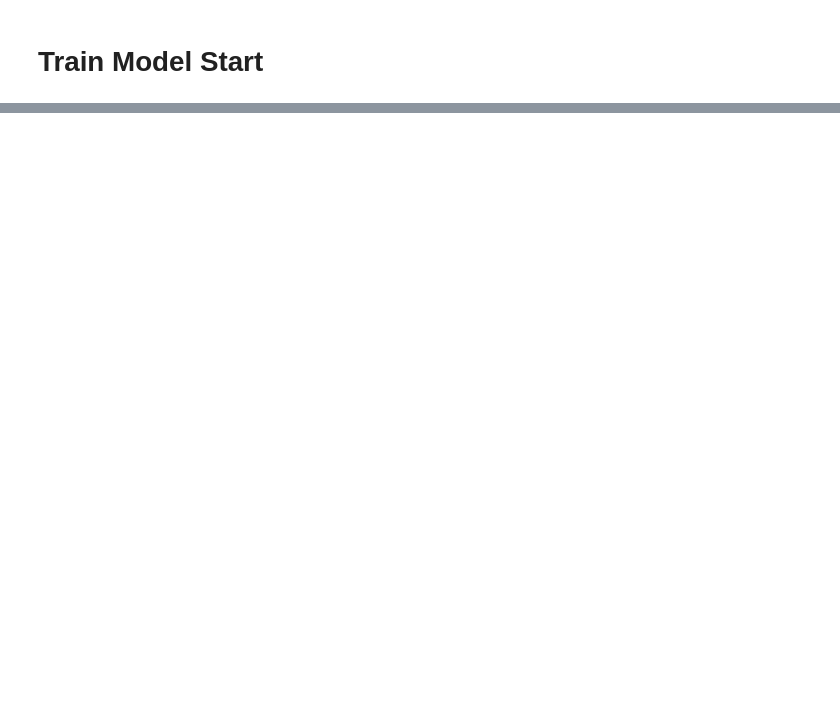
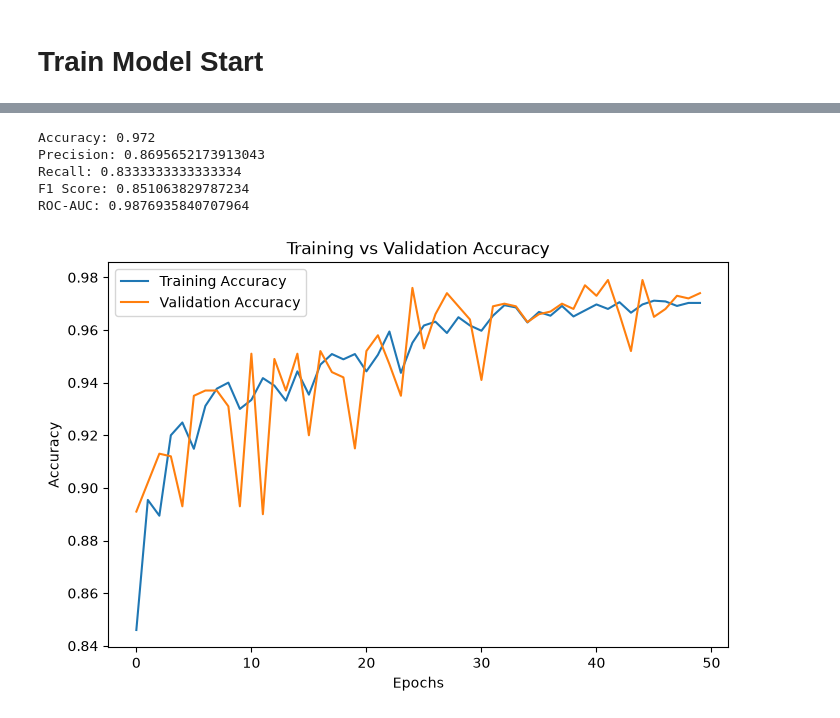
Before and after one commit to hadinmirza/bank-loan-approcal-prediction, a Jupyter notebook: notebooks/build-model.ipynb, the cells around one changed output, grey strips where cells are left out. Drawn from its saved outputs; the diff is of its cells as text; code cells hidden in the pictures; blank space fills up the shorter version.

Commit message:
Add neural network model evaluation and test results

```diff
--- a/notebooks/build-model.ipynb
+++ b/notebooks/build-model.ipynb
@@ -135,0 +117,23 @@ Final Validation Loss: 0.07650263607501984
+# %%
+final_model = Sequential([
+    Input(shape=(X_train.shape[1],)),
+    Dense(16, activation='relu'),
+    Dense(1, activation='sigmoid')
+])
+
+
+final_model.compile(
+    optimizer=Adam(learning_rate=0.01),
+    loss='binary_crossentropy',
+    metrics=['accuracy']
+)
+
+final_model.summary()
+history = final_model.fit(
+    X_train,
+    y_train,
+    validation_data=(X_val, y_val),
+    epochs=50,
+    batch_size=32,
+    verbose=1
+)
@@ -135,0 +240,48 @@ Final Validation Loss: 0.07650263607501984
+# %%
+accuracy = accuracy_score(y_test, y_pred)
+
+precision = precision_score(y_test, y_pred)
+
+recall = recall_score(y_test, y_pred)
+
+f1 = f1_score(y_test, y_pred)
+
+roc_auc = roc_auc_score(
+    y_test,
+    y_pred_probability
+)
+
+
+print("Accuracy:", accuracy)
+print("Precision:", precision)
+print("Recall:", recall)
+print("F1 Score:", f1)
+print("ROC-AUC:", roc_auc)
+# %% [output]
+Accuracy: 0.972
+Precision: 0.8695652173913043
+Recall: 0.8333333333333334
+F1 Score: 0.851063829787234
+ROC-AUC: 0.9876935840707964
+# %%
+plt.figure(figsize=(8,5))
+
+plt.plot(
+    history.history['accuracy'],
+    label='Training Accuracy'
+)
+
+plt.plot(
+    history.history['val_accuracy'],
+    label='Validation Accuracy'
+)
+
+
+plt.xlabel("Epochs")
+plt.ylabel("Accuracy")
+plt.title("Training vs Validation Accuracy")
+
+plt.legend()
+plt.show()
+# %% [output]
+[figure, added]
```
Also changed, not shown: parts of 14 cells of this notebook, 1 other file.
